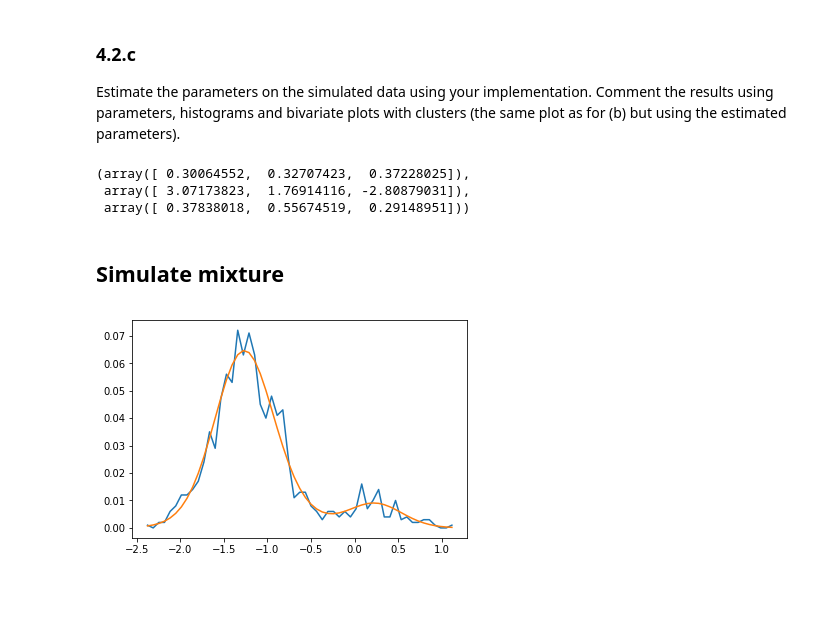
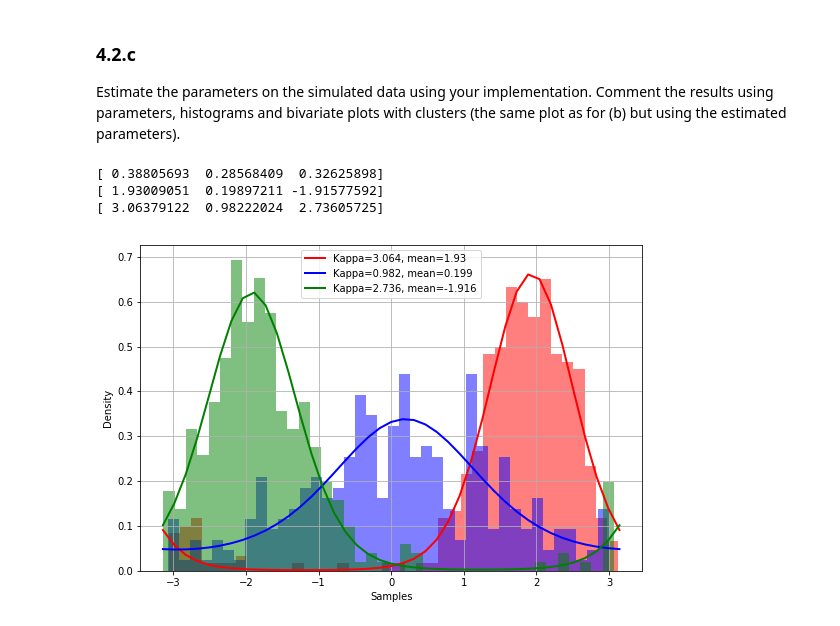
Before and after one commit to juli31/ProbabilisticDataMining, a Jupyter notebook: lab1/LAB1.ipynb, the cells around one changed output. Saved outputs shown, nothing was run; the diff lists cells and outputs as text; code cells hidden in the pictures; blank space fills up the shorter version.

```diff
--- a/lab1/LAB1.ipynb
+++ b/lab1/LAB1.ipynb
@@ -439,42 +450,17 @@ def getMixtureDistribution(data, num_components):
-# %%
-getMixtureDistribution(data, 3)
-# %% [output]
-(array([ 0.30064552,  0.32707423,  0.37228025]),
- array([ 3.07173823,  1.76914116, -2.80879031]),
- array([ 0.37838018,  0.55674519,  0.29148951]))
 # %%
-mean = [0.3, 0.3, 0.4]
-mu = [-2, 0, 2]
+pi_predicted, mean_predicted, kappa_predicted = getMixtureDistribution(data, 3)
+print(pi_predicted)
+print(mean_predicted)
+print(kappa_predicted)
+
+pi = [0.3, 0.3, 0.4]
+mean = [-2, 0, 2]
 kappa = [3, 1, 3]
+# %% [output]
+[ 0.38805693  0.28568409  0.32625898]
+[ 1.93009051  0.19897211 -1.91577592]
+[ 3.06379122  0.98222024  2.73605725]
-# %% [markdown]
-## Simulate mixture
-# %%
-def simulateMixure(num_samples = 1000, num_components = 3):
-    weight = np.random.random(num_components) / num_components
-    s = np.random.random(num_components) * 8 - 4
-    f = np.random.random(num_components) * 8 - 4
-
-    data = (1 - np.sum(weight)) * np.random.vonmises(min(s[num_components - 1], f[num_components - 1]), max(s[num_components - 1], f[num_components - 1]), num_samples)
-
-    for i in range(num_components):
-        data += weight[i] * np.random.vonmises(min(s[i], f[i]), max(s[i], f[i]), num_samples)
-
-    mean, mu, kappa = getMixtureDistribution(data, num_components)
-
-    # Compare distributions: actual one and one we got usind EM algorithm.
-    histogram = np.histogram(data, 55)
-    t = [np.mean(histogram[1][i: i+2]) for i in range(len(histogram[1]) - 1)]
-
-    plt.plot(t, np.array(histogram[0]) / np.sum(histogram[0]))
-
-    histogram_EM = np.zeros(len(t))
-
-    for i in range(num_components):
-        histogram_EM += mean[i] * getDensity(t, mu[i], kappa[i])
-
-    plt.plot(t, histogram_EM / np.sum(histogram_EM))
-    plt.show()
-
-simulateMixure(num_samples = 1000, num_components = 3)
-# %% [output]
-[figure, removed]
+# %%
+plot_model_pdf(3, 1000, mean_predicted, kappa_predicted, pi_predicted, colors = ['r', 'b', 'g'])
+# %% [output]
+[figure, added]
```
Also changed, not shown: parts of 7 cells of this notebook.
